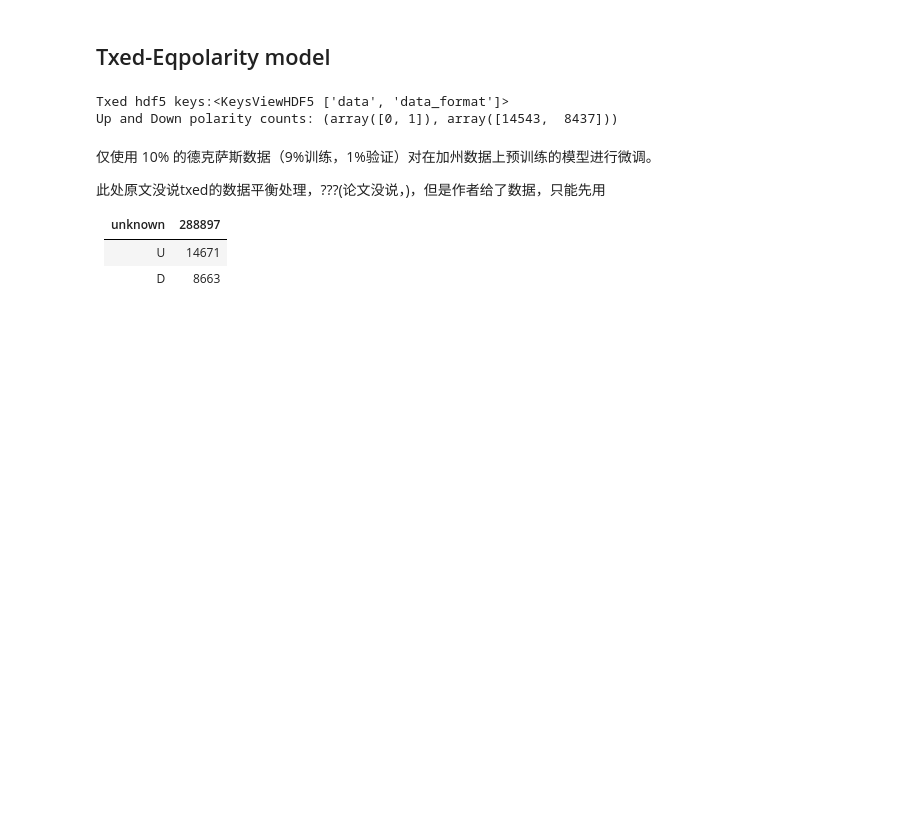
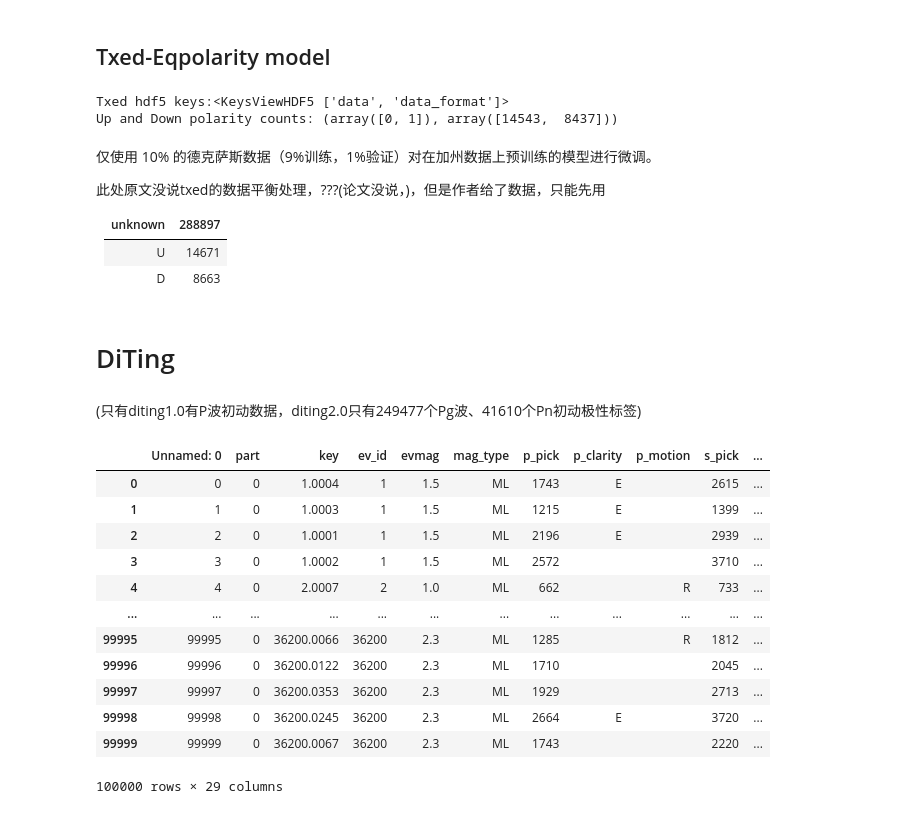
Before and after one commit to Chuan1937/SeisPolarity, a Jupyter notebook: Methods Valid.ipynb, the cells around one changed output. Drawn from its saved outputs; the diff is of its cells as text; code cells hidden in the pictures; blank space fills up the shorter version.

Commit message:
update diting detail

```diff
--- a/Methods Valid.ipynb
+++ b/Methods Valid.ipynb
@@ -85,3 +92,7 @@ Up and Down polarity counts: (array([0, 1]), array([14543,  8437]))
 | :---------------- | ---- |
 | U	        |   14671   |
 | D	        |   8663    |
+# %% [markdown]
+# DiTing
+# %% [markdown]
+(只有diting1.0有P波初动数据，diting2.0只有249477个Pg波、41610个Pn初动极性标签)
@@ -87,0 +107,17 @@ Up and Down polarity counts: (array([0, 1]), array([14543,  8437]))
+# %%
+csv=pd.read_csv('/mnt/f/AI_Seismic_Data/DiTing1/DiTing50hz/DiTing330km_part_0.csv')
+csv
+# %% [output]
+|  | Unnamed: 0 | part | key | ev_id | evmag | mag_type | p_pick | p_clarity | p_motion | s_pick | ... |
+| 0 | 0 | 0 | 1.0004 | 1 | 1.5 | ML | 1743 | E |  | 2615 | ... |
+| 1 | 1 | 0 | 1.0003 | 1 | 1.5 | ML | 1215 | E |  | 1399 | ... |
+| 2 | 2 | 0 | 1.0001 | 1 | 1.5 | ML | 2196 | E |  | 2939 | ... |
+| 3 | 3 | 0 | 1.0002 | 1 | 1.5 | ML | 2572 |  |  | 3710 | ... |
+| 4 | 4 | 0 | 2.0007 | 2 | 1.0 | ML | 662 |  | R | 733 | ... |
+| ... | ... | ... | ... | ... | ... | ... | ... | ... | ... | ... | ... |
+| 99995 | 99995 | 0 | 36200.0066 | 36200 | 2.3 | ML | 1285 |  | R | 1812 | ... |
+| 99996 | 99996 | 0 | 36200.0122 | 36200 | 2.3 | ML | 1710 |  |  | 2045 | ... |
+| 99997 | 99997 | 0 | 36200.0353 | 36200 | 2.3 | ML | 1929 |  |  | 2713 | ... |
+| 99998 | 99998 | 0 | 36200.0245 | 36200 | 2.3 | ML | 2664 | E |  | 3720 | ... |
+| 99999 | 99999 | 0 | 36200.0067 | 36200 | 2.3 | ML | 1743 |  |  | 2220 | ... |
+100000 rows × 29 columns
```
Also changed, not shown: parts of 12 cells of this notebook, 1 other file.
